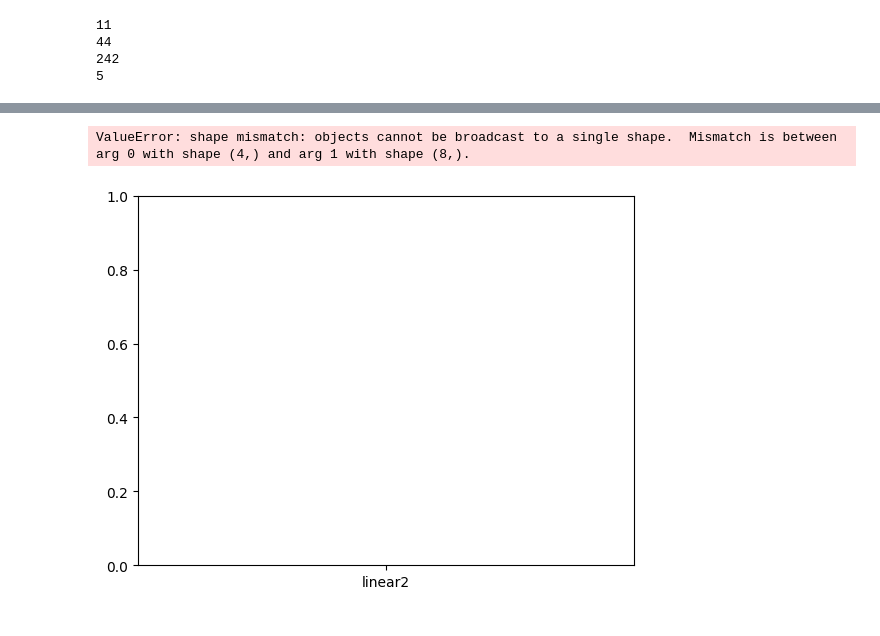
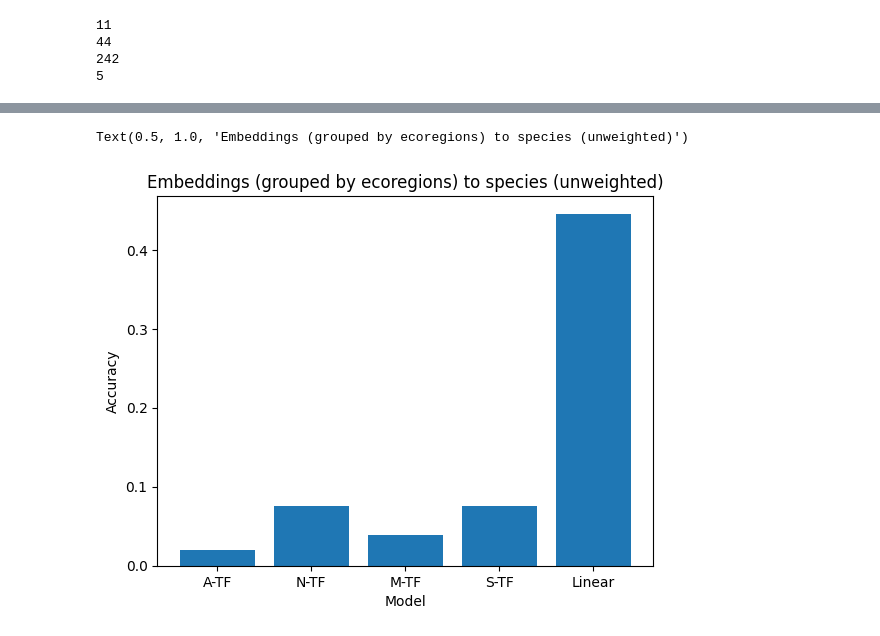
Before and after one commit to Excalibur1224/Deep_learning_final, a Jupyter notebook: final.ipynb, the cells around one changed output, grey strips where cells are left out. Drawn from its saved outputs; the diff is of its cells as text; code cells hidden in the pictures.

```diff
--- a/final.ipynb
+++ b/final.ipynb
@@ -305,12 +319,11 @@ plt.show()
 # %%
-x = ["linear2", "linear3", "linear4", "transformer"]
-
+x = ["A-TF", "N-TF", "M-TF", "S-TF", "Linear"]
+accuracies = [0.01990851754, 0.07555827470, 0.03919736788, 0.07583547557, 0.44574525963]
 fig, ax = plt.subplots()
 ax.bar(x, accuracies)
 ax.set_xlabel("Model")
 ax.set_ylabel("Accuracy")
-ax.set_ylim(bottom=0.9, top=1)
-ax.set_title("Accuracies of models on embeddings (grouped by ecoregions) to Genus")
+ax.set_title("Embeddings (grouped by ecoregions) to species (unweighted)")
 # %% [output]
-ValueError: shape mismatch: objects cannot be broadcast to a single shape.  Mismatch is between arg 0 with shape (4,) and arg 1 with shape (8,).
+Text(0.5, 1.0, 'Embeddings (grouped by ecoregions) to species (unweighted)')
-[figure, old version]
+[figure, new version]
```
Also changed, not shown: parts of 10 cells of this notebook, 1 other file.
